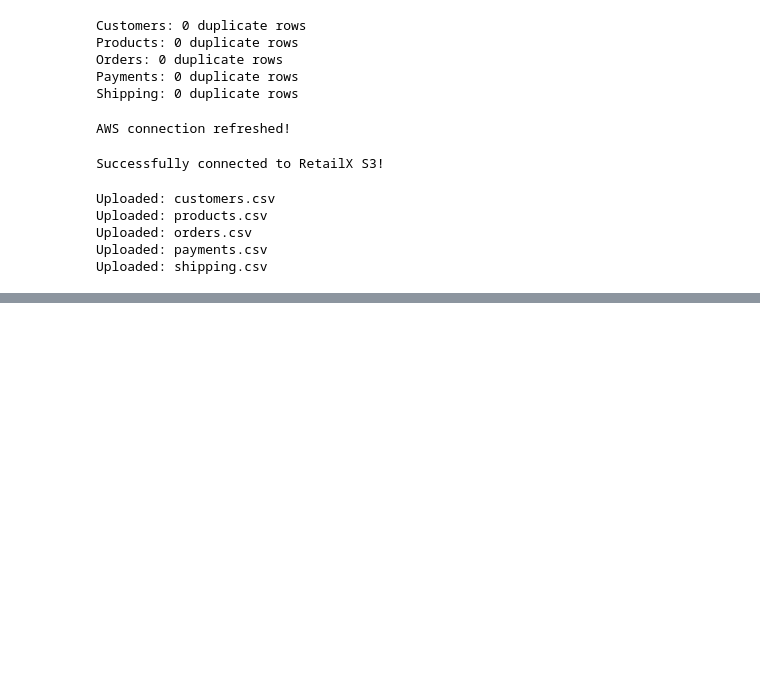
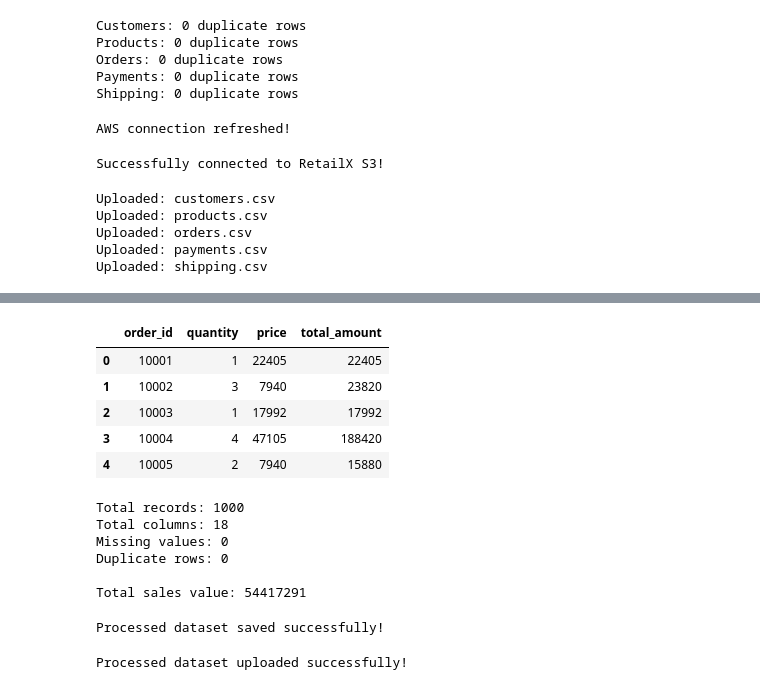
Before and after one commit to AbhayManhas26/end-to-end-data-engineering, a Jupyter notebook: 01_RetailX_Batch_Pipeline.ipynb, the cells around one changed output, grey strips where cells are left out. Cells and saved outputs as stored; diff of their text form; code cells hidden in the pictures; blank space fills up the shorter version.

```diff
--- a/01_RetailX_Batch_Pipeline.ipynb
+++ b/01_RetailX_Batch_Pipeline.ipynb
@@ -605,0 +896,71 @@ Uploaded: shipping.csv
+# %%
+# Calculate total order amount
+orders_enriched["total_amount"] = (
+    orders_enriched["quantity"] * orders_enriched["price"]
+)
+
+display(
+    orders_enriched[
+        ["order_id", "quantity", "price", "total_amount"]
+    ].head()
+)
+# %% [output]
+|  | order_id | quantity | price | total_amount |
+| 0 | 10001 | 1 | 22405 | 22405 |
+| 1 | 10002 | 3 | 7940 | 23820 |
+| 2 | 10003 | 1 | 17992 | 17992 |
+| 3 | 10004 | 4 | 47105 | 188420 |
+| 4 | 10005 | 2 | 7940 | 15880 |
+# %%
+# Validate the transformed dataset
+print("Total records:", len(orders_enriched))
+print("Total columns:", len(orders_enriched.columns))
+
+print("Missing values:", orders_enriched.isnull().sum().sum())
+print("Duplicate rows:", orders_enriched.duplicated().sum())
+
+print("\nTotal sales value:", orders_enriched["total_amount"].sum())
+# %% [output]
+Total records: 1000
+Total columns: 18
+Missing values: 0
+Duplicate rows: 0
+
+Total sales value: 54417291
+# %%
+# Save the processed dataset locally
+# save the transformed data separately from the raw data.
+import os
+
+# Create processed folder if it doesn't exist
+os.makedirs("../data/processed", exist_ok=True)
+
+# Save transformed dataset
+orders_enriched.to_csv(
+    "../data/processed/retailx_orders_processed.csv",
+    index=False
+)
+
+print("Processed dataset saved successfully!")
+# Why index=False?
+# We don't want Pandas to save its row index as an unnecessary extra column in our CSV.
+# %% [output]
+Processed dataset saved successfully!
+# %%
+# Upload processed data to AWS S3
+# Define local file path
+local_path = "../data/processed/retailx_orders_processed.csv"
+
+# Define S3 destination
+s3_key = "processed/retailx_orders_processed.csv"
+
+# Upload processed dataset to S3
+s3.upload_file(
+    local_path,
+    bucket_name,
+    s3_key
+)
+
+print("Processed dataset uploaded successfully!")
+# %% [output]
+Processed dataset uploaded successfully!
```
Also changed, not shown: parts of 11 cells of this notebook.
